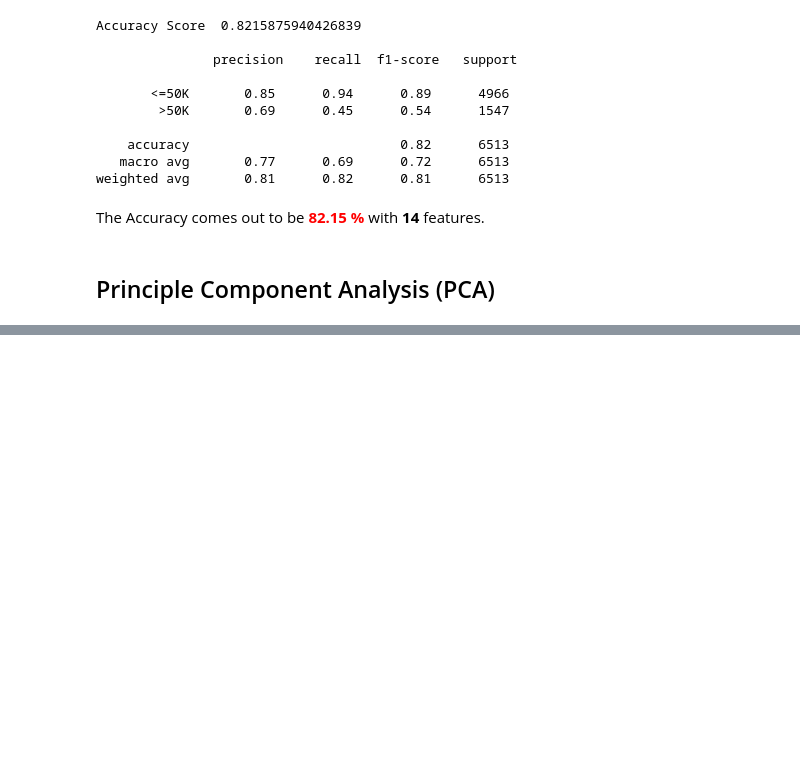
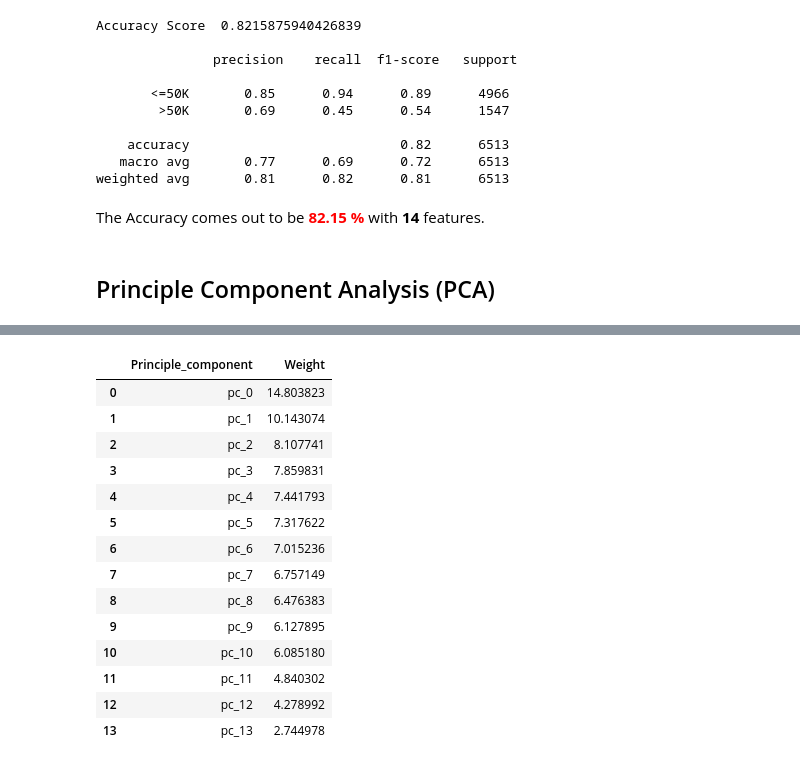
Before and after one commit to corpsedust/NareshIT, a Jupyter notebook: DailyClassroomNotes/logistic regression/logitRegressionPCA.ipynb, the cells around one changed output, grey strips where cells are left out. Cells and saved outputs as stored; diff of their text form; code cells hidden in the pictures; blank space fills up the shorter version.

```diff
--- a/DailyClassroomNotes/logistic regression/logitRegressionPCA.ipynb
+++ b/DailyClassroomNotes/logistic regression/logitRegressionPCA.ipynb
@@ -331,0 +368,29 @@ The Accuracy comes out to be <span style="color: red"><strong>82.15 %</strong></
+# %%
+from sklearn.decomposition import PCA
+c = 14
+pca = PCA(n_components=c)
+pca_income = pca.fit_transform(X_train)
+Variance_ratio = pca.explained_variance_ratio_
+D = {
+    "Principle_component": [f"pc_{i}" for i in range(c)],
+    "Weight": [Variance_ratio[i] * 100 for i in range(c)]
+}
+
+Vr_df = pd.DataFrame(data = D)
+Vr_df
+# %% [output]
+|  | Principle_component | Weight |
+| 0 | pc_0 | 14.803823 |
+| 1 | pc_1 | 10.143074 |
+| 2 | pc_2 | 8.107741 |
+| 3 | pc_3 | 7.859831 |
+| 4 | pc_4 | 7.441793 |
+| 5 | pc_5 | 7.317622 |
+| 6 | pc_6 | 7.015236 |
+| 7 | pc_7 | 6.757149 |
+| 8 | pc_8 | 6.476383 |
+| 9 | pc_9 | 6.127895 |
+| 10 | pc_10 | 6.085180 |
+| 11 | pc_11 | 4.840302 |
+| 12 | pc_12 | 4.278992 |
+| 13 | pc_13 | 2.744978 |
```
Also changed, not shown: parts of 10 cells of this notebook, 1 other file.
